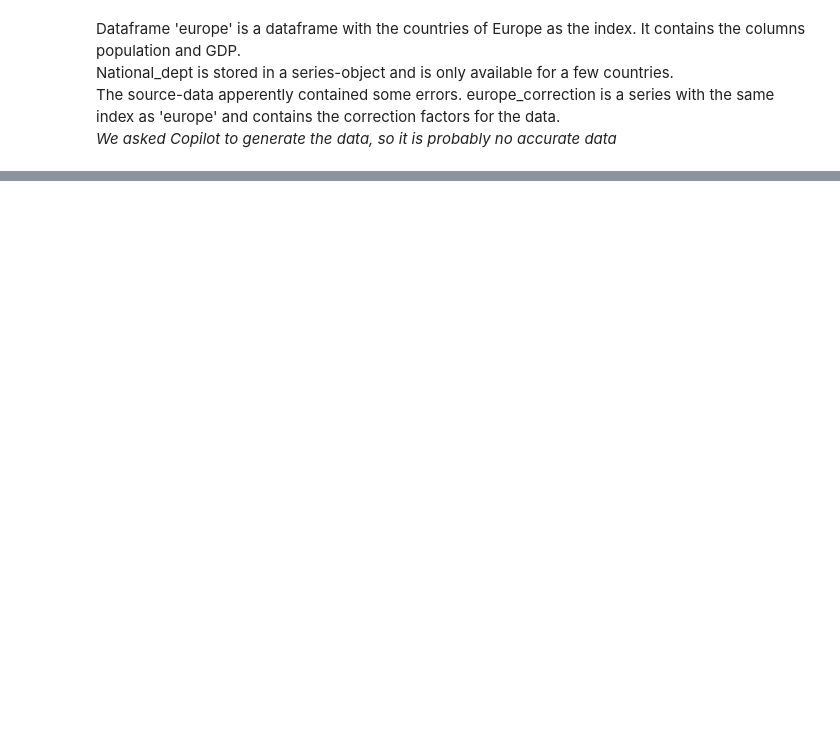
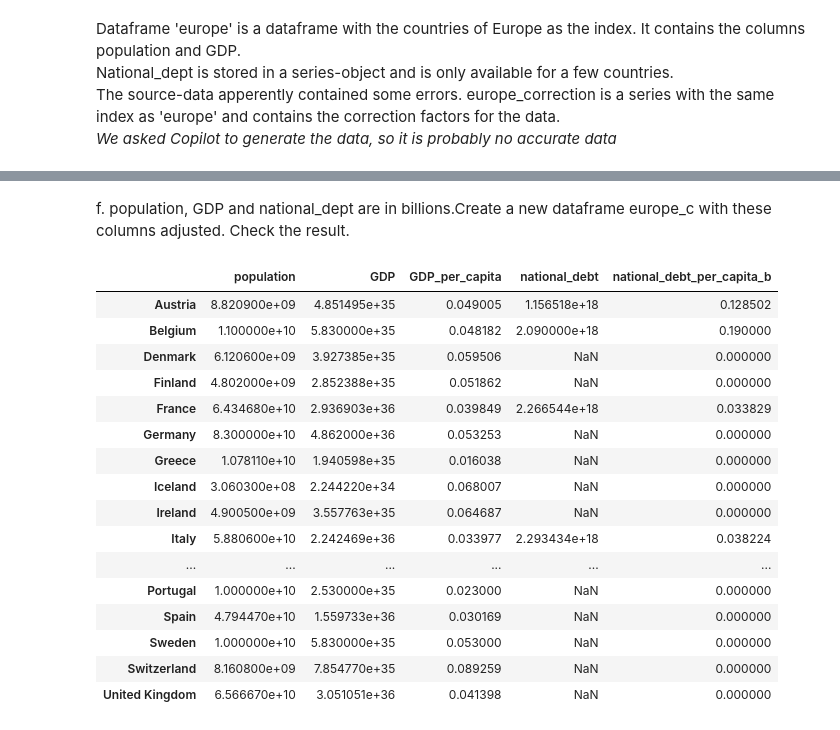
Before and after one commit to jeroenpelgrims/kdg-2425, a Jupyter notebook: data-science-2/pandas/03.03_EX.ipynb, the cells around one changed output, grey strips where cells are left out. Saved outputs shown, nothing was run; the diff lists cells and outputs as text; code cells hidden in the pictures; blank space fills up the shorter version.

```diff
--- a/data-science-2/pandas/03.03_EX.ipynb
+++ b/data-science-2/pandas/03.03_EX.ipynb
@@ -36,0 +167,23 @@ f. population, GDP and national_dept are in billions.Create a new dataframe euro
+# %% [markdown]
+f. population, GDP and national_dept are in billions.Create a new dataframe europe_c with these columns adjusted. Check the result.
+# %%
+europe[['population', 'GDP', 'national_debt']] *= 1_000_000_000
+europe
+# %% [output]
+|  | population | GDP | GDP_per_capita | national_debt | national_debt_per_capita_b |
+| Austria | 8.820900e+09 | 4.851495e+35 | 0.049005 | 1.156518e+18 | 0.128502 |
+| Belgium | 1.100000e+10 | 5.830000e+35 | 0.048182 | 2.090000e+18 | 0.190000 |
+| Denmark | 6.120600e+09 | 3.927385e+35 | 0.059506 | NaN | 0.000000 |
+| Finland | 4.802000e+09 | 2.852388e+35 | 0.051862 | NaN | 0.000000 |
+| France | 6.434680e+10 | 2.936903e+36 | 0.039849 | 2.266544e+18 | 0.033829 |
+| Germany | 8.300000e+10 | 4.862000e+36 | 0.053253 | NaN | 0.000000 |
+| Greece | 1.078110e+10 | 1.940598e+35 | 0.016038 | NaN | 0.000000 |
+| Iceland | 3.060300e+08 | 2.244220e+34 | 0.068007 | NaN | 0.000000 |
+| Ireland | 4.900500e+09 | 3.557763e+35 | 0.064687 | NaN | 0.000000 |
+| Italy | 5.880600e+10 | 2.242469e+36 | 0.033977 | 2.293434e+18 | 0.038224 |
+| ... | ... | ... | ... | ... | ... |
+| Portugal | 1.000000e+10 | 2.530000e+35 | 0.023000 | NaN | 0.000000 |
+| Spain | 4.794470e+10 | 1.559733e+36 | 0.030169 | NaN | 0.000000 |
+| Sweden | 1.000000e+10 | 5.830000e+35 | 0.053000 | NaN | 0.000000 |
+| Switzerland | 8.160800e+09 | 7.854770e+35 | 0.089259 | NaN | 0.000000 |
+| United Kingdom | 6.566670e+10 | 3.051051e+36 | 0.041398 | NaN | 0.000000 |
```
Also changed, not shown: parts of 10 cells of this notebook, 3 other files.
